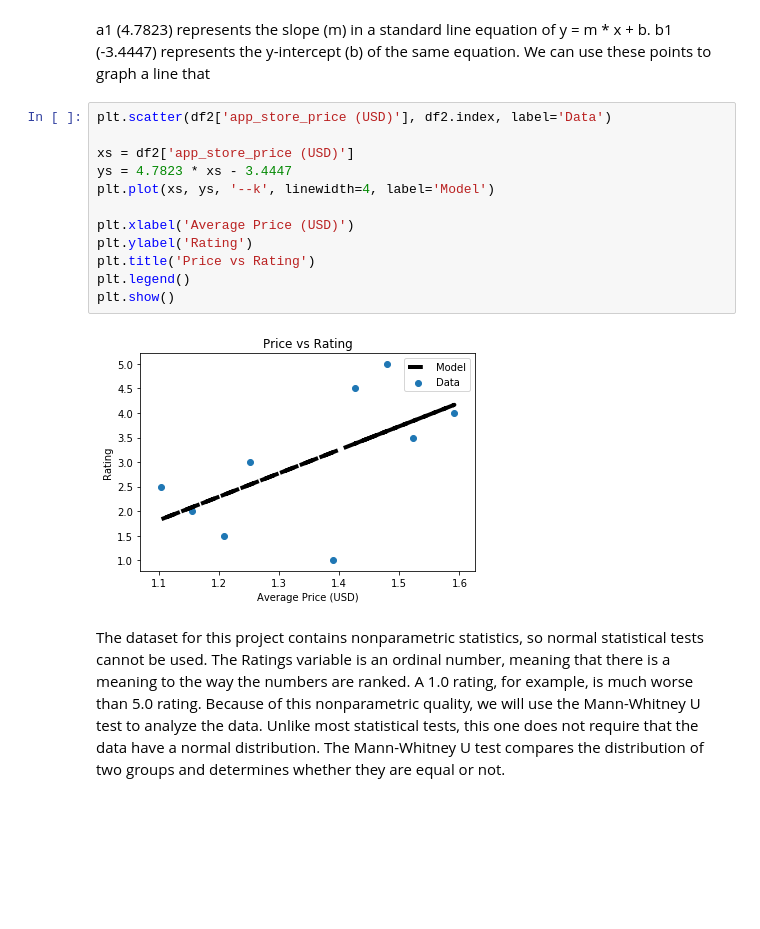
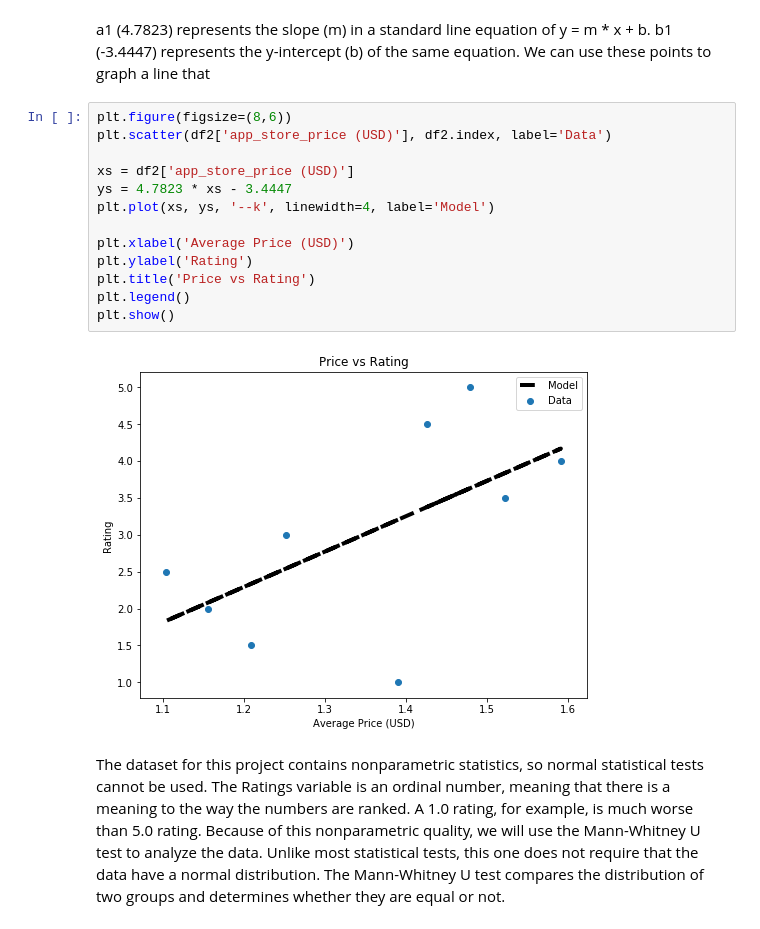
Before and after one commit to tpham2/HER-d, a Jupyter notebook: Final_V4.ipynb, the cells around one changed output. Cells and saved outputs as stored; diff of their text form; blank space fills up the shorter version.

```diff
--- a/Final_V4.ipynb
+++ b/Final_V4.ipynb
@@ -421,19 +437,20 @@ a1, b1
 # %% [markdown]
 a1 (4.7823) represents the slope (m) in a standard line equation of y = m * x + b. b1 (-3.4447) represents the y-intercept (b) of the same equation. We can use these points to graph a line that
 # %%
+plt.figure(figsize=(8,6))
 plt.scatter(df2['app_store_price (USD)'], df2.index, label='Data')
 
 xs = df2['app_store_price (USD)']
 ys = 4.7823 * xs - 3.4447
 plt.plot(xs, ys, '--k', linewidth=4, label='Model')
 
 plt.xlabel('Average Price (USD)')
 plt.ylabel('Rating')
 plt.title('Price vs Rating')
 plt.legend()
 plt.show()
 # %% [output]
-[figure, old version]
+[figure, new version]
 # %% [markdown]
 The dataset for this project contains nonparametric statistics, so normal statistical tests cannot be used. The Ratings variable is an ordinal number, meaning that there is a meaning to the way the numbers are ranked. A 1.0 rating, for example, is much worse than 5.0 rating. Because of this nonparametric quality, we will use the Mann-Whitney U test to analyze the data. Unlike most statistical tests, this one does not require that the data have a normal distribution. The Mann-Whitney U test compares the distribution of two groups and determines whether they are equal or not.
 # %%
```
Also changed, not shown: parts of 27 cells of this notebook.
